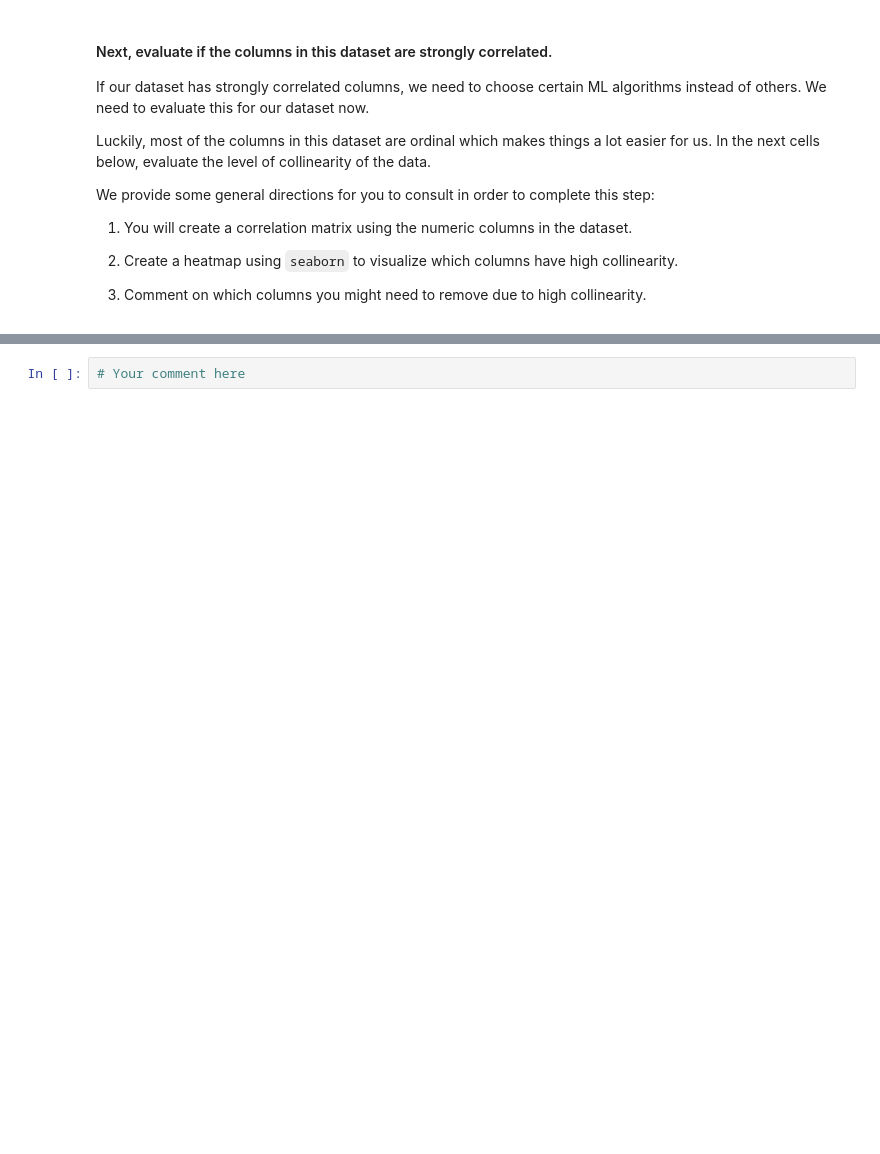
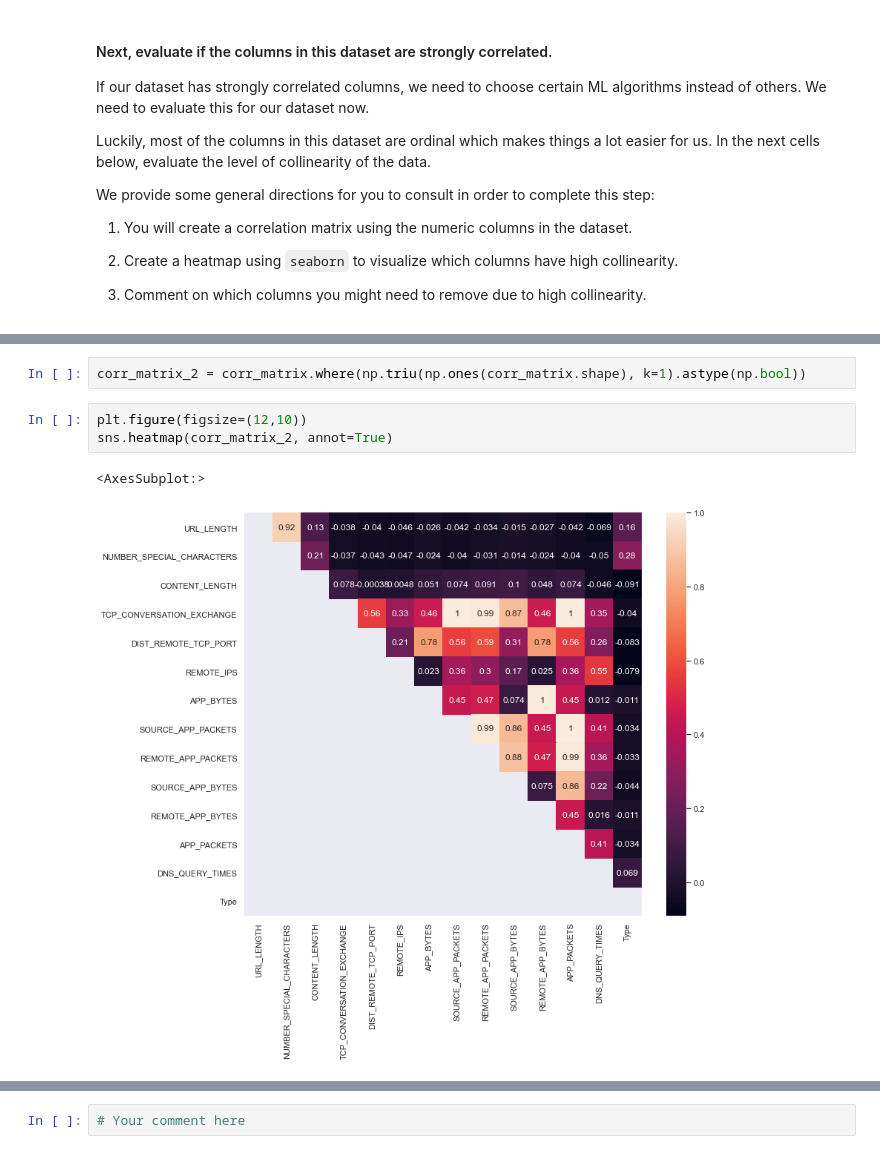
Before and after one commit to ta-data-remote/lab-supervised-learning, a Jupyter notebook: your-code/main.ipynb, the cells around one changed output, grey strips where cells are left out. Drawn from its saved outputs; the diff is of its cells as text; blank space fills up the shorter version.

```diff
--- a/your-code/main.ipynb
+++ b/your-code/main.ipynb
@@ -77,0 +198,8 @@ We provide some general directions for you to consult in order to complete this
+# %%
+corr_matrix_2 = corr_matrix.where(np.triu(np.ones(corr_matrix.shape), k=1).astype(np.bool))
+# %%
+plt.figure(figsize=(12,10))
+sns.heatmap(corr_matrix_2, annot=True)
+# %% [output]
+<AxesSubplot:>
+[figure, added]
```
Also changed, not shown: parts of 103 cells of this notebook.
